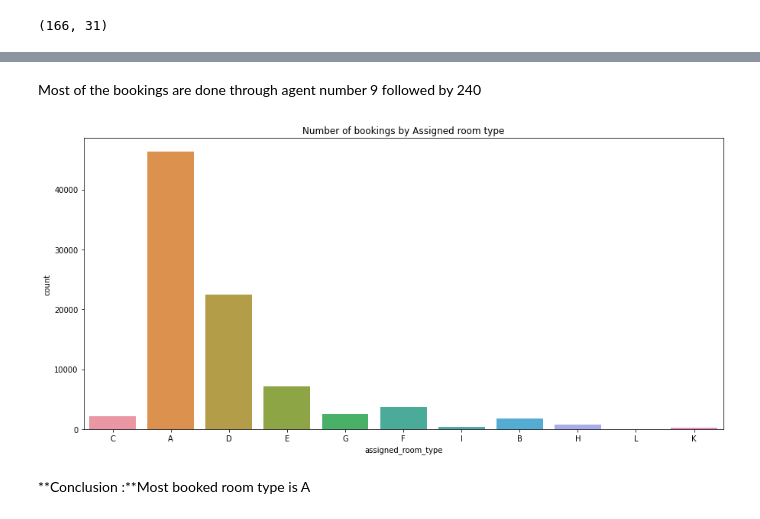
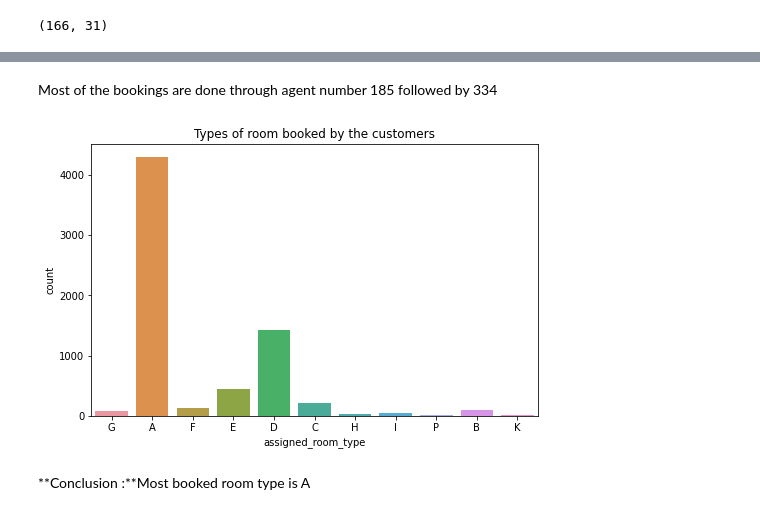
Before and after one commit to pranjal2234/Hotel-Bookings, a Jupyter notebook: Hotel_Booking.ipynb, the cells around one changed output, grey strips where cells are left out. Drawn from its saved outputs; the diff is of its cells as text; code cells hidden in the pictures.

```diff
--- a/Hotel_Booking.ipynb
+++ b/Hotel_Booking.ipynb
@@ -139,14 +190,13 @@ sns.barplot(x = 'agent', y = 'num_of_bookings', data = data, order = data.sort_v
 # %% [markdown]
-Most of the bookings are done through agent number 9 followed by 240
+Most of the bookings are done through agent number 185 followed by 334
-# %%
-grp_by_room = bookings.groupby('assigned_room_type')
-data['Num_of_bookings'] = grp_by_room.size()
-
-countplt, ax = plt.subplots(figsize = (15,7))
-plt.title("Number of bookings by Assigned room type")
-ax = sns.countplot(data = data['Num_of_bookings'], x = bookings['assigned_room_type'])
-# %% [output]
-[figure, removed]
+# %%
+plt.figure( figsize=(8, 5))
+
+sns.countplot(x = bookings['assigned_room_type'])
+plt.title("Types of room booked by the customers")
+plt.show()
+# %% [output]
+[figure, added]
 # %% [markdown]
 **Conclusion :**Most booked room type is A
 # %%
```
Also changed, not shown: parts of 32 cells of this notebook.
